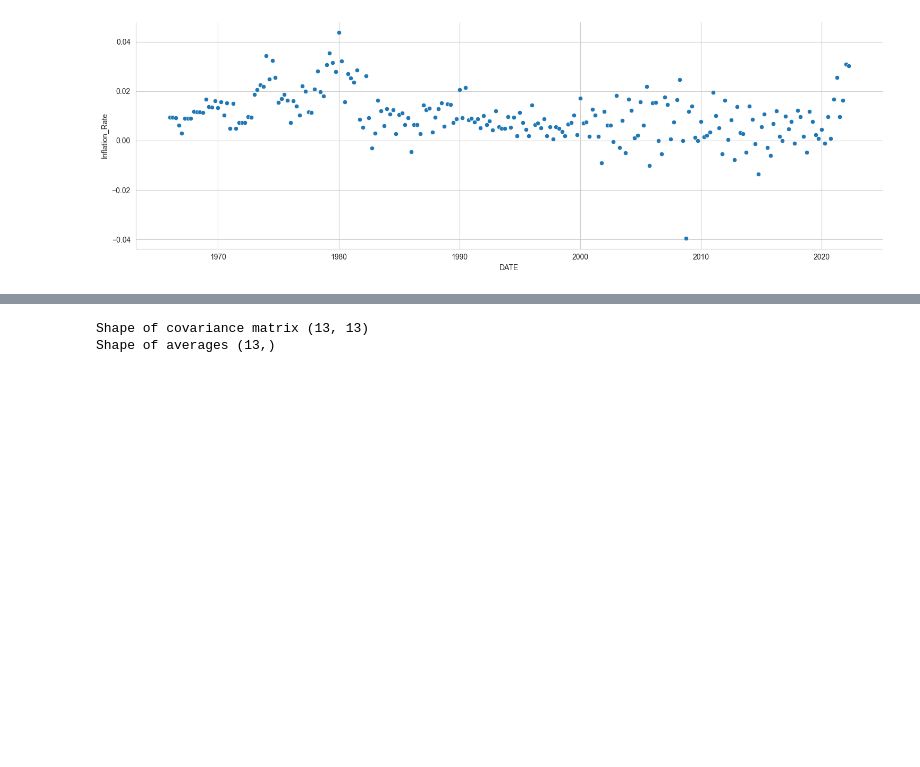
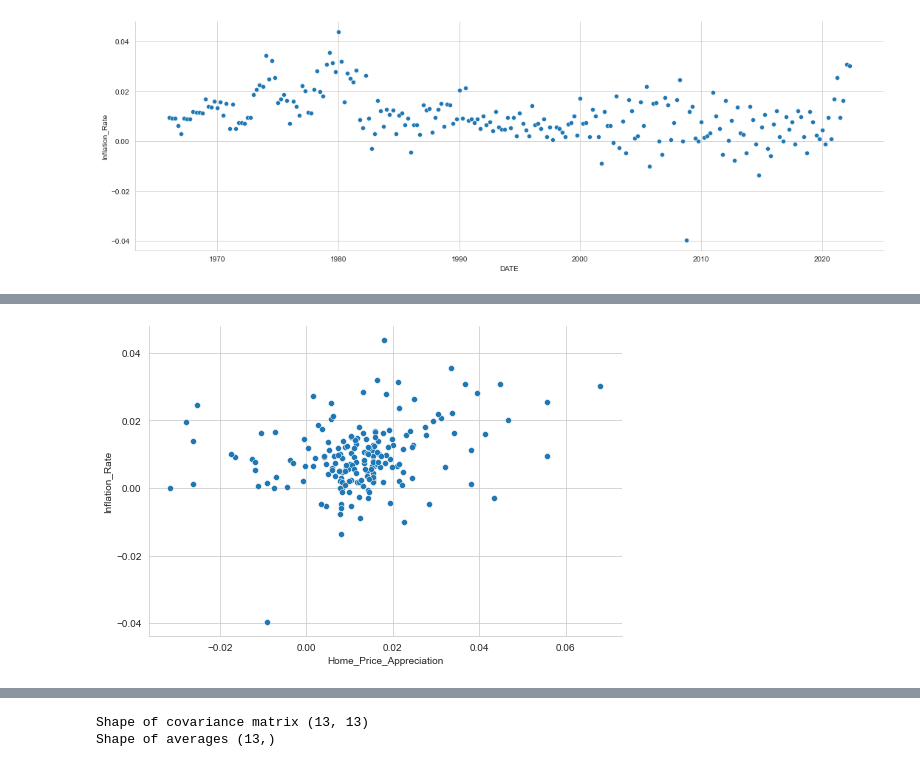
Before and after one commit to chriskelly/LifeFinances, a Jupyter notebook: data/historic_data/data_generation.ipynb, the cells around one changed output, grey strips where cells are left out. Drawn from its saved outputs; the diff is of its cells as text; code cells hidden in the pictures; blank space fills up the shorter version.

```diff
--- a/data/historic_data/data_generation.ipynb
+++ b/data/historic_data/data_generation.ipynb
@@ -61,3 +68,10 @@ plt.show()
+# %%
+sn.relplot(data=merged_df, x='Home_Price_Appreciation',
+            y='Inflation_Rate', aspect=1.5
+           )
+plt.show()
+# %% [output]
+[figure, added]
 # %%
 covMatrix = merged_df.cov()
 print(covMatrix)
```
Also changed, not shown: parts of 6 cells of this notebook.
